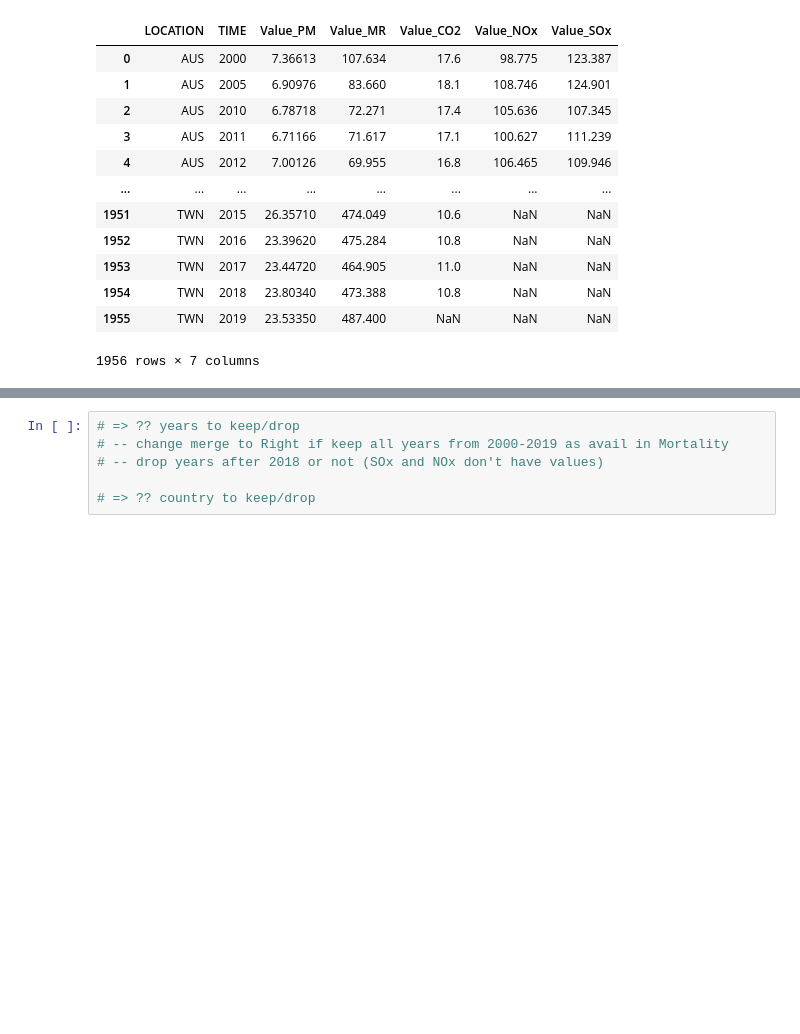
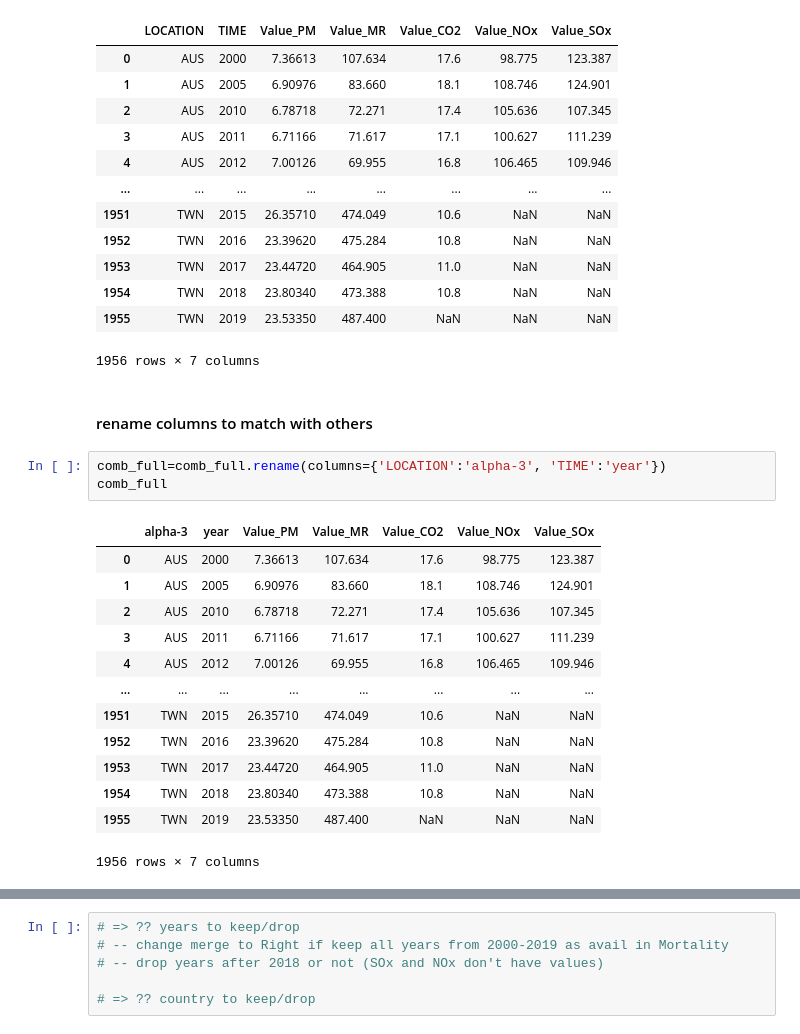
Before and after one commit to acsours/etl_coal_data, a Jupyter notebook: Pollution_exposure_effect.ipynb, the cells around one changed output, grey strips where cells are left out. Drawn from its saved outputs; the diff is of its cells as text; blank space fills up the shorter version.

```diff
--- a/Pollution_exposure_effect.ipynb
+++ b/Pollution_exposure_effect.ipynb
@@ -390,6 +390,25 @@ comb_full
 | 1954 | TWN | 2018 | 23.80340 | 473.388 | 10.8 | NaN | NaN |
 | 1955 | TWN | 2019 | 23.53350 | 487.400 | NaN | NaN | NaN |
 1956 rows × 7 columns
+# %% [markdown]
+#### rename columns to match with others
+# %%
+comb_full=comb_full.rename(columns={'LOCATION':'alpha-3', 'TIME':'year'})
+comb_full
+# %% [output]
+|  | alpha-3 | year | Value_PM | Value_MR | Value_CO2 | Value_NOx | Value_SOx |
+| 0 | AUS | 2000 | 7.36613 | 107.634 | 17.6 | 98.775 | 123.387 |
+| 1 | AUS | 2005 | 6.90976 | 83.660 | 18.1 | 108.746 | 124.901 |
+| 2 | AUS | 2010 | 6.78718 | 72.271 | 17.4 | 105.636 | 107.345 |
+| 3 | AUS | 2011 | 6.71166 | 71.617 | 17.1 | 100.627 | 111.239 |
+| 4 | AUS | 2012 | 7.00126 | 69.955 | 16.8 | 106.465 | 109.946 |
+| ... | ... | ... | ... | ... | ... | ... | ... |
+| 1951 | TWN | 2015 | 26.35710 | 474.049 | 10.6 | NaN | NaN |
+| 1952 | TWN | 2016 | 23.39620 | 475.284 | 10.8 | NaN | NaN |
+| 1953 | TWN | 2017 | 23.44720 | 464.905 | 11.0 | NaN | NaN |
+| 1954 | TWN | 2018 | 23.80340 | 473.388 | 10.8 | NaN | NaN |
+| 1955 | TWN | 2019 | 23.53350 | 487.400 | NaN | NaN | NaN |
+1956 rows × 7 columns
 # %%
 # USA
 
```
Also changed, not shown: parts of 2 cells of this notebook, 2 other files.
